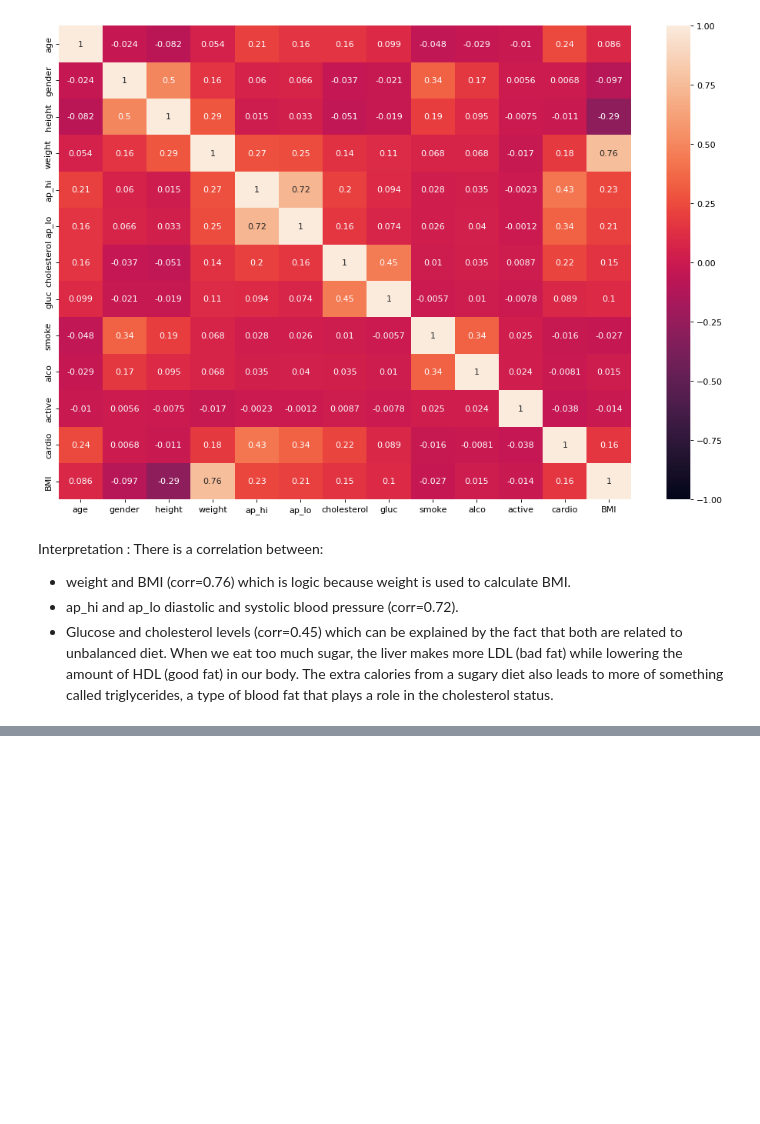
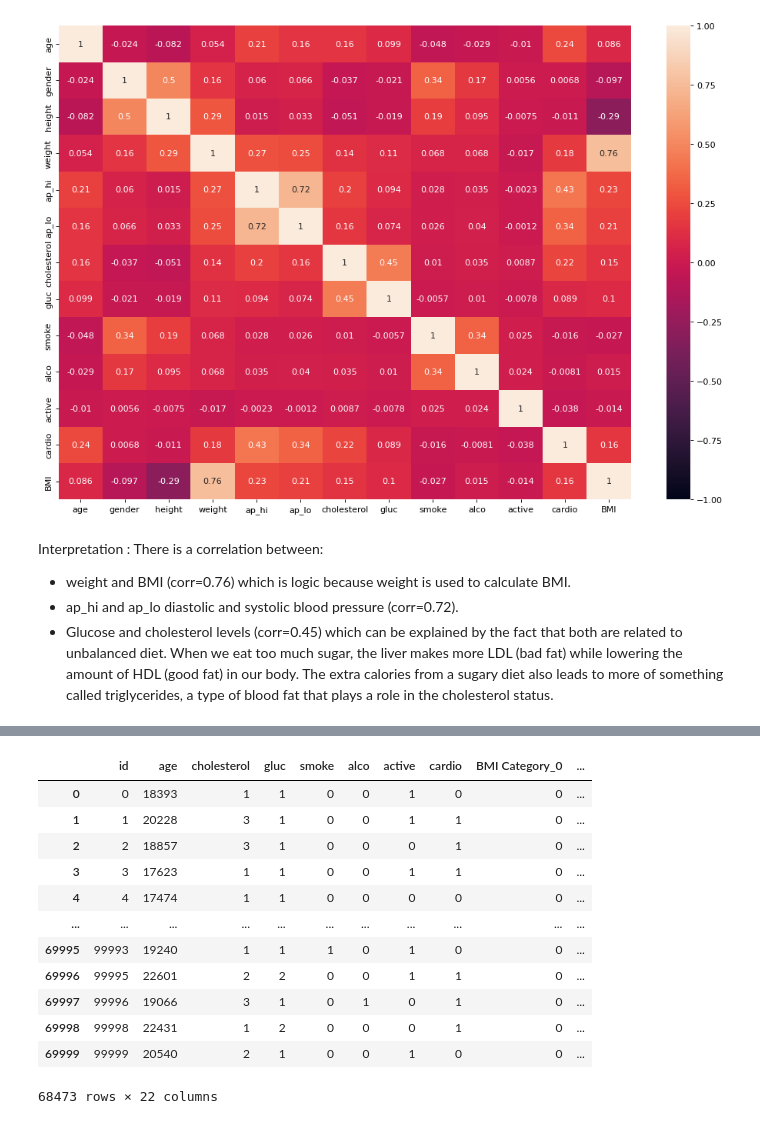
Before and after one commit to AmalDerbali/AmalDerbali-Lab-Machine-Learning, a Jupyter notebook: Disease_prediction.ipynb, the cells around one changed output, grey strips where cells are left out. Drawn from its saved outputs; the diff is of its cells as text; code cells hidden in the pictures; blank space fills up the shorter version.

```diff
--- a/Disease_prediction.ipynb
+++ b/Disease_prediction.ipynb
@@ -337,0 +398,18 @@ There is a correlation between:
+# %%
+#get one hot encoding based on: https://www.geeksforgeeks.org/ml-one-hot-encoding-of-datasets-in-python/
+one_hot_encoded_data1 = pd.get_dummies(Data1, columns = ['BMI Category', 'Blood Pressure Category', 'gender'])
+one_hot_encoded_data1
+# %% [output]
+|  | id | age | cholesterol | gluc | smoke | alco | active | cardio | BMI Category_0 | ... |
+| 0 | 0 | 18393 | 1 | 1 | 0 | 0 | 1 | 0 | 0 | ... |
+| 1 | 1 | 20228 | 3 | 1 | 0 | 0 | 1 | 1 | 0 | ... |
+| 2 | 2 | 18857 | 3 | 1 | 0 | 0 | 0 | 1 | 0 | ... |
+| 3 | 3 | 17623 | 1 | 1 | 0 | 0 | 1 | 1 | 0 | ... |
+| 4 | 4 | 17474 | 1 | 1 | 0 | 0 | 0 | 0 | 0 | ... |
+| ... | ... | ... | ... | ... | ... | ... | ... | ... | ... | ... |
+| 69995 | 99993 | 19240 | 1 | 1 | 1 | 0 | 1 | 0 | 0 | ... |
+| 69996 | 99995 | 22601 | 2 | 2 | 0 | 0 | 1 | 1 | 0 | ... |
+| 69997 | 99996 | 19066 | 3 | 1 | 0 | 1 | 0 | 1 | 0 | ... |
+| 69998 | 99998 | 22431 | 1 | 2 | 0 | 0 | 0 | 1 | 0 | ... |
+| 69999 | 99999 | 20540 | 2 | 1 | 0 | 0 | 1 | 0 | 0 | ... |
+68473 rows × 22 columns
```
Also changed, not shown: parts of 17 cells of this notebook.
